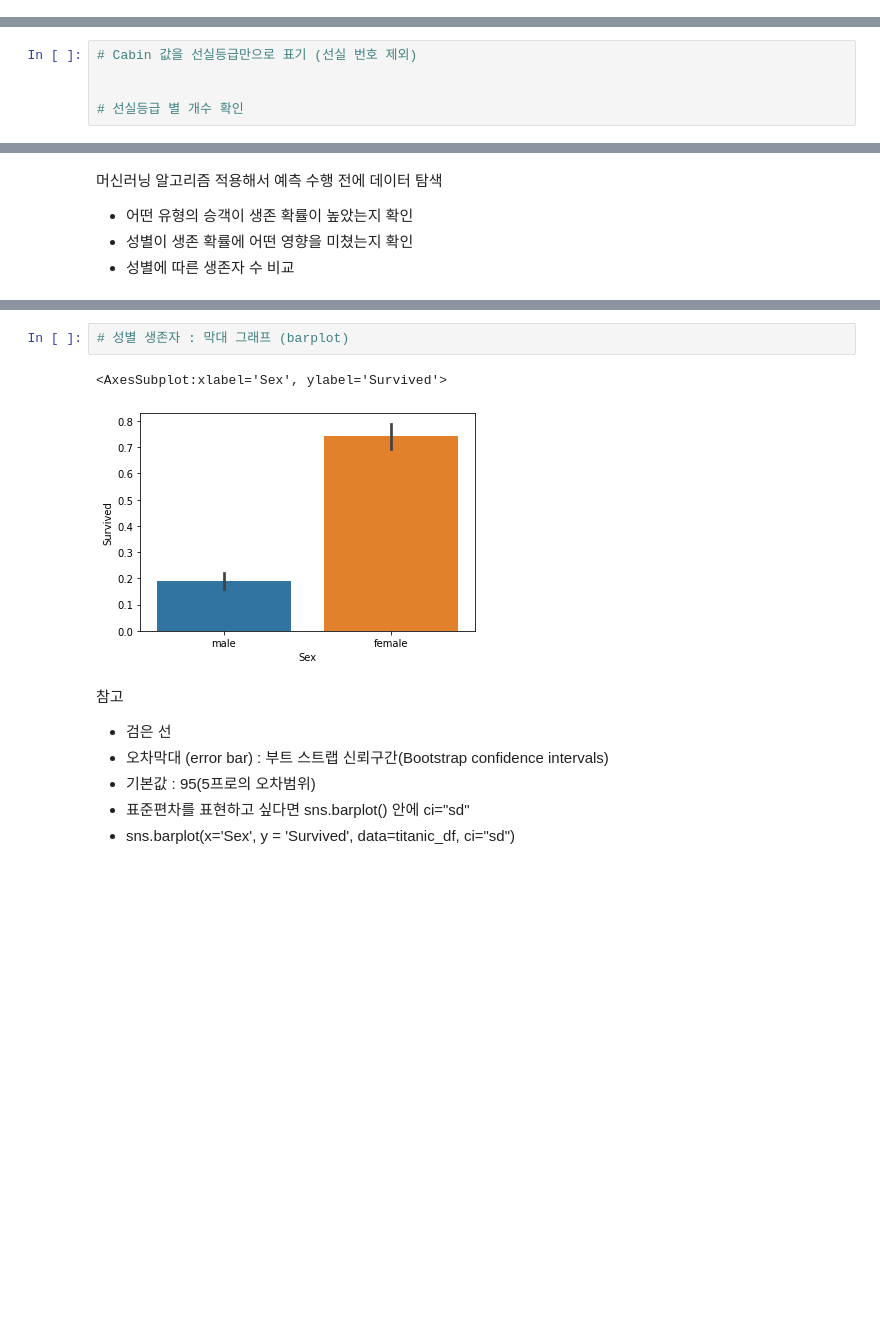
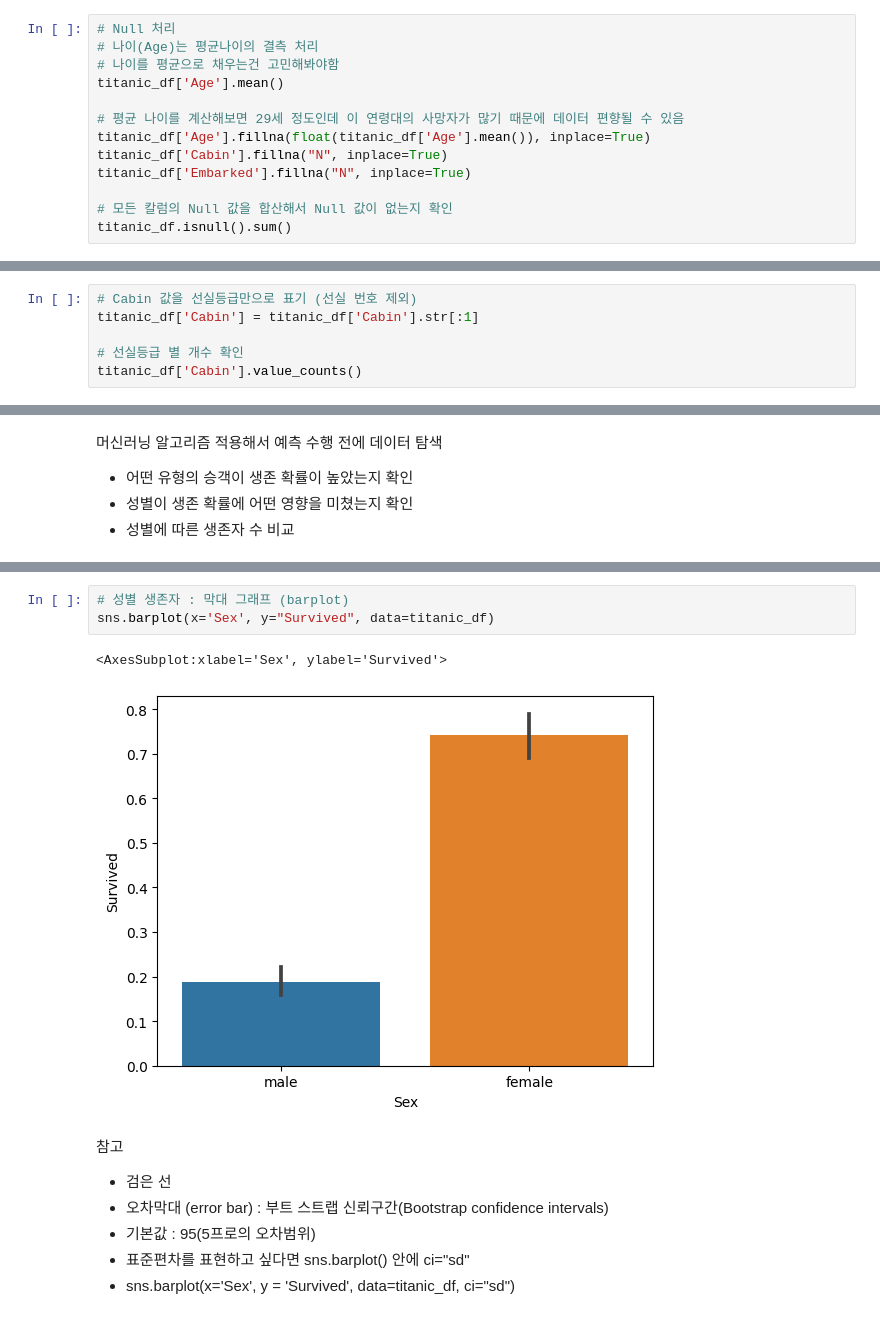
Before and after one commit to junhokim42/Python_study, a Jupyter notebook: Bigdata_training/Bigdata_analysis/day7/사잇킷런프레임워크/6_사이킷런으로 수행하는 타이타닉 생존자 예측 .ipynb, the cells around one changed output, grey strips where cells are left out. Drawn from its saved outputs; the diff is of its cells as text; blank space fills up the shorter version.

```diff
--- a/Bigdata_training/Bigdata_analysis/day7/사잇킷런프레임워크/6_사이킷런으로 수행하는 타이타닉 생존자 예측 .ipynb
+++ b/Bigdata_training/Bigdata_analysis/day7/사잇킷런프레임워크/6_사이킷런으로 수행하는 타이타닉 생존자 예측 .ipynb
@@ -142,0 +131,13 @@ dtype: int64
+# %%
+# Null 처리
+# 나이(Age)는 평균나이의 결측 처리
+# 나이를 평균으로 채우는건 고민해봐야함
+titanic_df['Age'].mean()
+
+# 평균 나이를 계산해보면 29세 정도인데 이 연령대의 사망자가 많기 때문에 데이터 편향될 수 있음
+titanic_df['Age'].fillna(float(titanic_df['Age'].mean()), inplace=True)
+titanic_df['Cabin'].fillna("N", inplace=True)
+titanic_df['Embarked'].fillna("N", inplace=True)
+
+# 모든 칼럼의 Null 값을 합산해서 Null 값이 없는지 확인
+titanic_df.isnull().sum()
@@ -181,7 +200,8 @@ Name: Embarked, dtype: int64
 Name: Cabin, Length: 891, dtype: object
 # %%
 # Cabin 값을 선실등급만으로 표기 (선실 번호 제외)
-
+titanic_df['Cabin'] = titanic_df['Cabin'].str[:1]
 
 # 선실등급 별 개수 확인
+titanic_df['Cabin'].value_counts()
 # %% [output]
@@ -230,9 +248,10 @@ male    0           468
 Name: Survived, dtype: int64
 # %%
 # 성별 생존자 : 막대 그래프 (barplot)
+sns.barplot(x='Sex', y="Survived", data=titanic_df)
 # %% [output]
 <AxesSubplot:xlabel='Sex', ylabel='Survived'>
-[figure, old version]
+[figure, new version]
 # %% [markdown]
 참고
 * 검은 선
```
Also changed, not shown: parts of 48 cells of this notebook, 11 other files.
